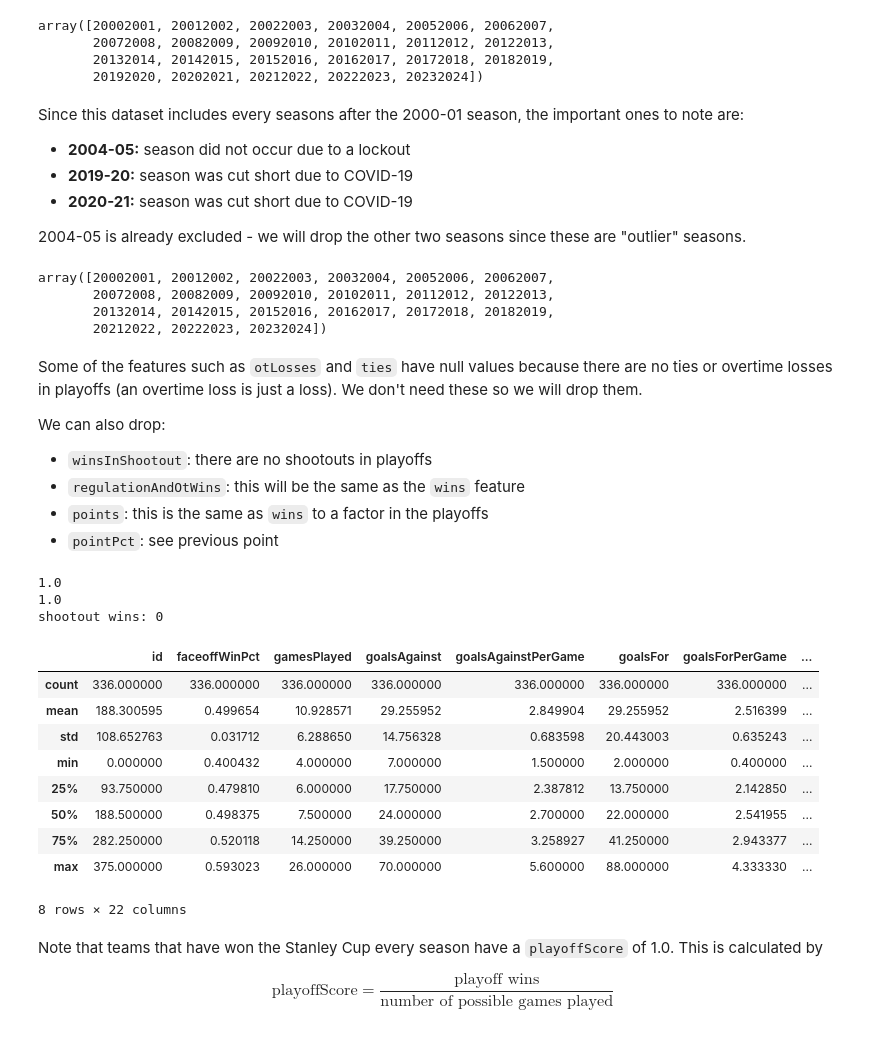
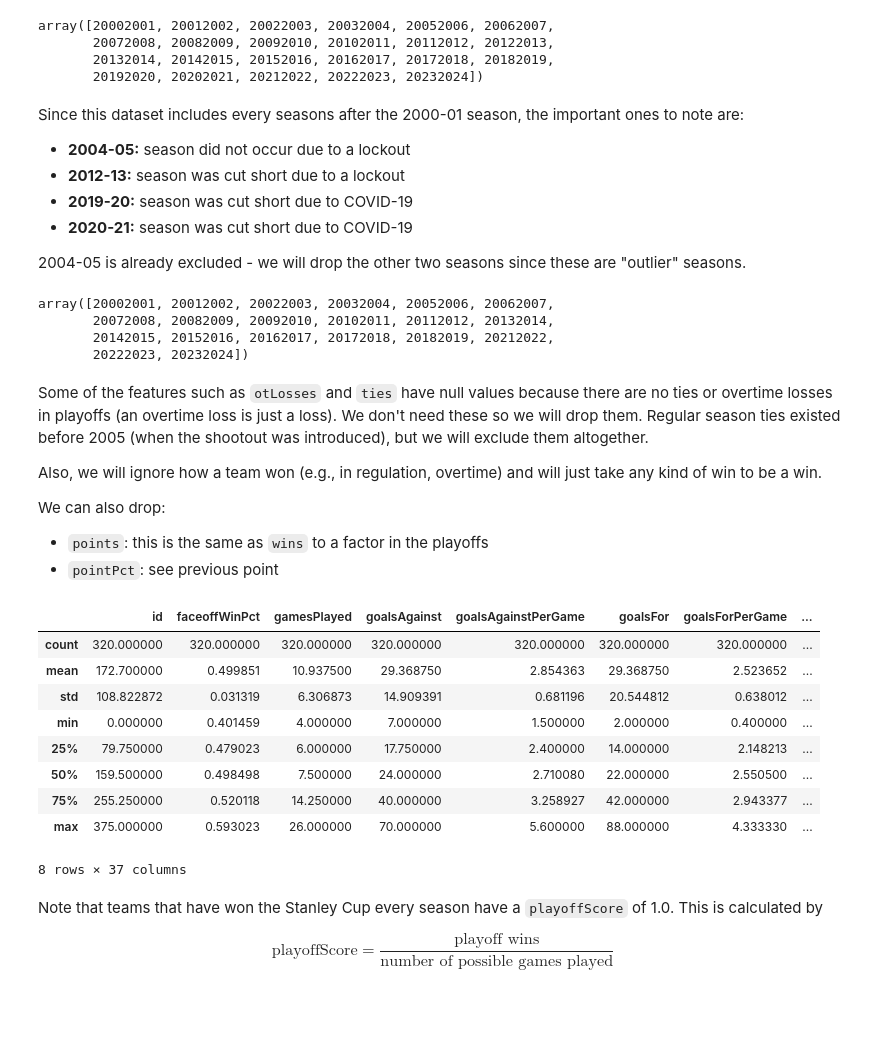
Before and after one commit to chrisbolton18/StanleyCupPredictor, a Jupyter notebook: nhlsc-predictor.ipynb, the cells around one changed output. Saved outputs shown, nothing was run; the diff lists cells and outputs as text; code cells hidden in the pictures; blank space fills up the shorter version.

```diff
--- a/nhlsc-predictor.ipynb
+++ b/nhlsc-predictor.ipynb
@@ -67,53 +67,58 @@ array([20002001, 20012002, 20022003, 20032004, 20052006, 20062007,
 Since this dataset includes every seasons after the 2000-01 season, the important ones to note are:
 
 - **2004-05:** season did not occur due to a lockout
+- **2012-13:** season was cut short due to a lockout
 - **2019-20:** season was cut short due to COVID-19
 - **2020-21:** season was cut short due to COVID-19
 
 2004-05 is already excluded - we will drop the other two seasons since these are "outlier" seasons.
 # %%
+df = df[df['seasonId'] != 20122013]
 df = df[df['seasonId'] != 20192020]
 df = df[df['seasonId'] != 20202021]
 seasons = df['seasonId'].unique()
 seasons
 # %% [output]
 array([20002001, 20012002, 20022003, 20032004, 20052006, 20062007,
-       20072008, 20082009, 20092010, 20102011, 20112012, 20122013,
-       20132014, 20142015, 20152016, 20162017, 20172018, 20182019,
-       20212022, 20222023, 20232024])
+       20072008, 20082009, 20092010, 20102011, 20112012, 20132014,
+       20142015, 20152016, 20162017, 20172018, 20182019, 20212022,
+       20222023, 20232024])
 # %% [markdown]
-Some of the features such as `otLosses` and `ties` have null values because there are no ties or overtime losses in playoffs (an overtime loss is just a loss). We don't need these so we will drop them.
+Some of the features such as `otLosses` and `ties` have null values because there are no ties or overtime losses in playoffs (an overtime loss is just a loss). We don't need these so we will drop them. Regular season ties existed before 2005 (when the shootout was introduced), but we will exclude them altogether.
+
+Also, we will ignore how a team won (e.g., in regulation, overtime) and will just take any kind of win to be a win.
 
 We can also drop:
-- `winsInShootout`: there are no shootouts in playoffs
-- `regulationAndOtWins`: this will be the same as the `wins` feature
 - `points`: this is the same as `wins` to a factor in the playoffs
 - `pointPct`: see previous point
-# %%
-print(df['regulationAndOtWins'].corr(df['wins']))
-print(df['points'].corr(df['wins']))
-print(f'shootout wins: {len(df[df["winsInShootout"] != 0])}')
-# %% [output]
-1.0
-1.0
-shootout wins: 0
 # %%
 # rename id column
 df = df.rename(columns={'Unnamed: 0': 'id'});
 
-df = df.drop(['otLosses', 'ties', 'regulationAndOtWins', 'winsInShootout', 'points', 'pointPct'], axis=1)
+df = df.drop(['otLosses',
+              'ties',
+              'winsInRegulation',
+              'regulationAndOtWins',
+              'winsInShootout',
+              'points',
+              'pointPct',
+              'tiesRS',
+              'regulationAndOtWinsRS',
+              'winsInRegulationRS',
+              'winsInShootoutRS',
+              'otLossesRS'], axis=1)
 df.describe()
 # %% [output]
 |  | id | faceoffWinPct | gamesPlayed | goalsAgainst | goalsAgainstPerGame | goalsFor | goalsForPerGame | ... |
-| count | 336.000000 | 336.000000 | 336.000000 | 336.000000 | 336.000000 | 336.000000 | 336.000000 | ... |
-| mean | 188.300595 | 0.499654 | 10.928571 | 29.255952 | 2.849904 | 29.255952 | 2.516399 | ... |
-| std | 108.652763 | 0.031712 | 6.288650 | 14.756328 | 0.683598 | 20.443003 | 0.635243 | ... |
-| min | 0.000000 | 0.400432 | 4.000000 | 7.000000 | 1.500000 | 2.000000 | 0.400000 | ... |
-| 25% | 93.750000 | 0.479810 | 6.000000 | 17.750000 | 2.387812 | 13.750000 | 2.142850 | ... |
-| 50% | 188.500000 | 0.498375 | 7.500000 | 24.000000 | 2.700000 | 22.000000 | 2.541955 | ... |
-| 75% | 282.250000 | 0.520118 | 14.250000 | 39.250000 | 3.258927 | 41.250000 | 2.943377 | ... |
+| count | 320.000000 | 320.000000 | 320.000000 | 320.000000 | 320.000000 | 320.000000 | 320.000000 | ... |
+| mean | 172.700000 | 0.499851 | 10.937500 | 29.368750 | 2.854363 | 29.368750 | 2.523652 | ... |
+| std | 108.822872 | 0.031319 | 6.306873 | 14.909391 | 0.681196 | 20.544812 | 0.638012 | ... |
+| min | 0.000000 | 0.401459 | 4.000000 | 7.000000 | 1.500000 | 2.000000 | 0.400000 | ... |
+| 25% | 79.750000 | 0.479023 | 6.000000 | 17.750000 | 2.400000 | 14.000000 | 2.148213 | ... |
+| 50% | 159.500000 | 0.498498 | 7.500000 | 24.000000 | 2.710080 | 22.000000 | 2.550500 | ... |
+| 75% | 255.250000 | 0.520118 | 14.250000 | 40.000000 | 3.258927 | 42.000000 | 2.943377 | ... |
 | max | 375.000000 | 0.593023 | 26.000000 | 70.000000 | 5.600000 | 88.000000 | 4.333330 | ... |
-8 rows × 22 columns
+8 rows × 37 columns
 # %% [markdown]
 Note that teams that have won the Stanley Cup every season have a `playoffScore` of 1.0. This is calculated by
 
```
Also changed, not shown: parts of 10 cells of this notebook, 1 other file.
